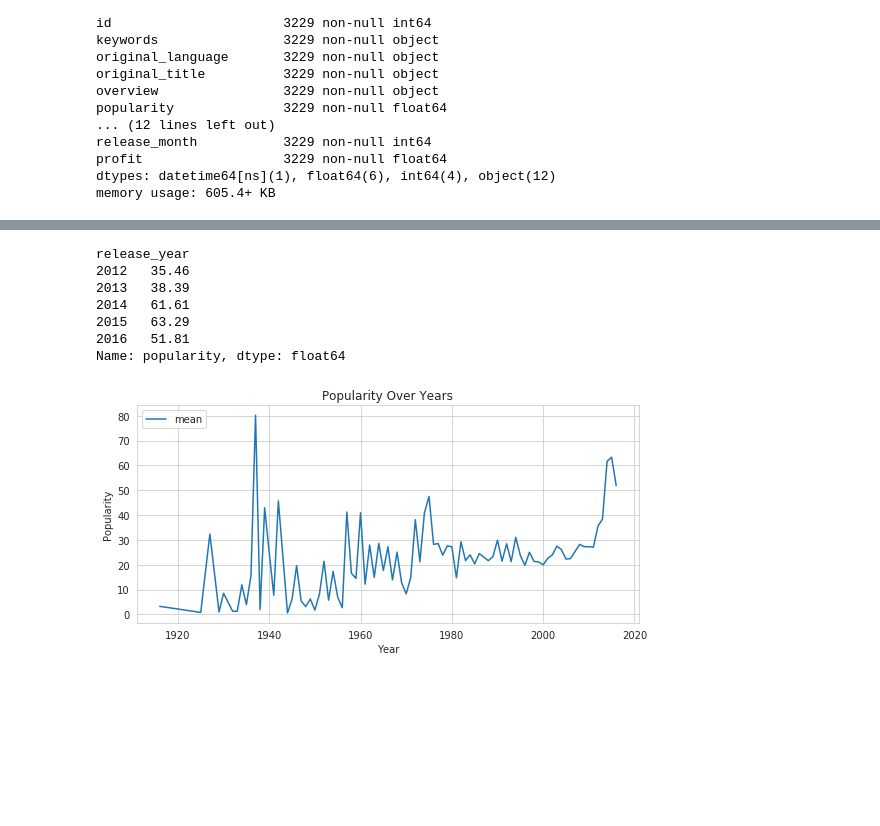
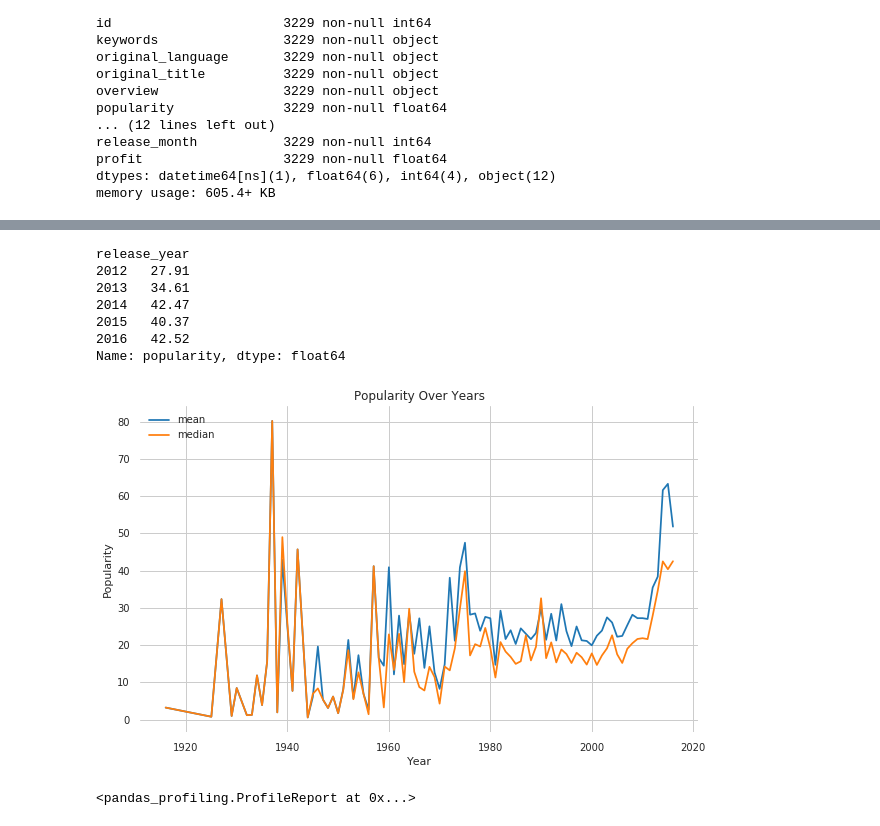
Before and after one commit to juandsep/imbd_project, a Jupyter notebook: imbd.ipynb, the cells around one changed output, grey strips where cells are left out. Saved outputs shown, nothing was run; the diff lists cells and outputs as text; code cells hidden in the pictures; blank space fills up the shorter version.

```diff
--- a/imbd.ipynb
+++ b/imbd.ipynb
@@ -297,33 +416,45 @@ memory usage: 605.4+ KB
 # compute the mean for popularity
 p_mean = movies.groupby('release_year').mean()['popularity']
 p_mean.tail()
+
+# compute the median for popularity
+p_median = movies.groupby('release_year').median()['popularity']
+p_median.tail()
 # %% [output]
 release_year
-2012   35.46
-2013   38.39
-2014   61.61
-2015   63.29
-2016   51.81
+2012   27.91
+2013   34.61
+2014   42.47
+2015   40.37
+2016   42.52
 Name: popularity, dtype: float64
 # %%
 # build the index location for x-axis
 index_mean = p_mean.index
+index_median = p_median.index
 # %%
 #set style
 sns.set_style('whitegrid')
 #set x, y axis data
 #x1, y1 for mean data; x2, y2 for median data
 x1, y1 = index_mean, p_mean
+x2, y2 = index_median, p_median
 #set size
-plt.figure(figsize=(9, 4))
+plt.figure(figsize=(10, 6))
 #plot line chart for mean and median
 plt.plot(x1, y1, label = 'mean')
+plt.plot(x2, y2, label = 'median')
 #set title and labels
 plt.title('Popularity Over Years')
 plt.xlabel('Year')
 plt.ylabel('Popularity');
 #set legend
 plt.legend(loc='upper left')
 plt.show()
 # %% [output]
-[figure, old version]
+[figure, new version]
+# %%
+moviesdf = pd.DataFrame(movies)
+pandas_profiling.ProfileReport(moviesdf)
+# %% [output]
+<pandas_profiling.ProfileReport at 0x...>
```
Also changed, not shown: parts of 19 cells of this notebook.
